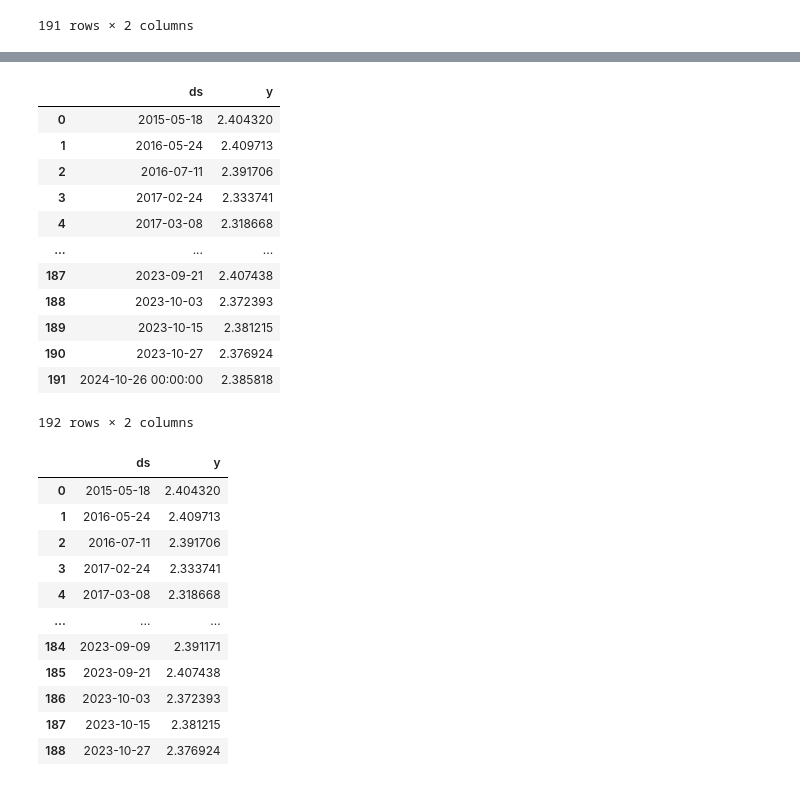
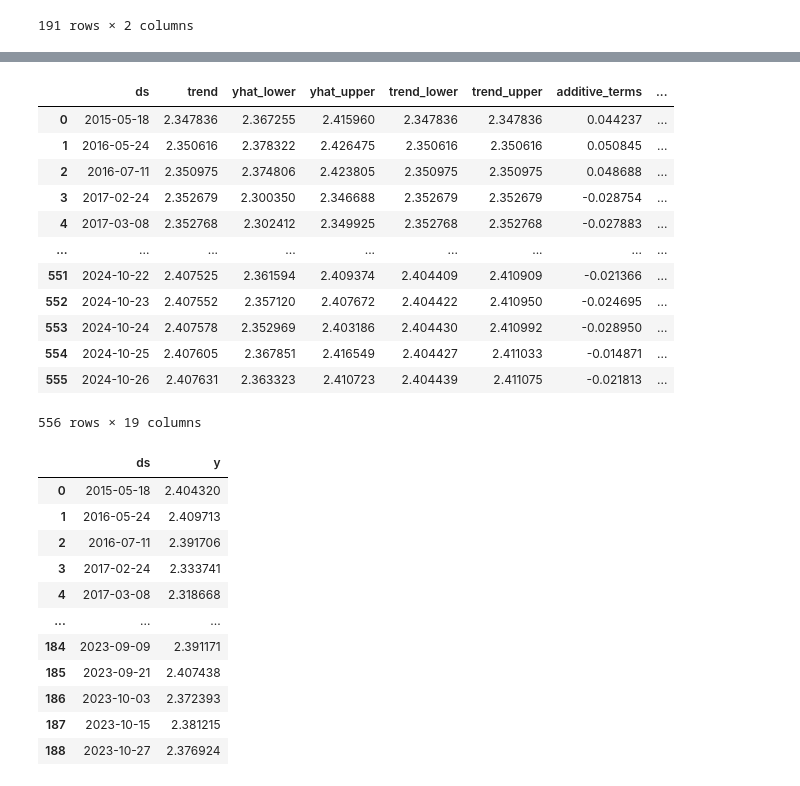
Before and after one commit to Ojung-ii/Bluecarbon-Surveillence-Service-with-Sentinel-Satellite, a Jupyter notebook: study/gunwoda/1108.ipynb, the cells around one changed output, grey strips where cells are left out. Drawn from its saved outputs; the diff is of its cells as text; code cells hidden in the pictures.

```diff
--- a/study/gunwoda/1108.ipynb
+++ b/study/gunwoda/1108.ipynb
@@ -237,20 +138,20 @@ forecast,forecast_df,df,m = prophet_process(df)
 Forecasted mean NDVI for the next period: 2.385817537098299
-# %%
-forecast_df
-# %% [output]
-|  | ds | y |
-| 0 | 2015-05-18 | 2.404320 |
-| 1 | 2016-05-24 | 2.409713 |
-| 2 | 2016-07-11 | 2.391706 |
-| 3 | 2017-02-24 | 2.333741 |
-| 4 | 2017-03-08 | 2.318668 |
-| ... | ... | ... |
-| 187 | 2023-09-21 | 2.407438 |
-| 188 | 2023-10-03 | 2.372393 |
-| 189 | 2023-10-15 | 2.381215 |
-| 190 | 2023-10-27 | 2.376924 |
-| 191 | 2024-10-26 00:00:00 | 2.385818 |
-192 rows × 2 columns
+# %%
+forecast
+# %% [output]
+|  | ds | trend | yhat_lower | yhat_upper | trend_lower | trend_upper | additive_terms | ... |
+| 0 | 2015-05-18 | 2.347836 | 2.367255 | 2.415960 | 2.347836 | 2.347836 | 0.044237 | ... |
+| 1 | 2016-05-24 | 2.350616 | 2.378322 | 2.426475 | 2.350616 | 2.350616 | 0.050845 | ... |
+| 2 | 2016-07-11 | 2.350975 | 2.374806 | 2.423805 | 2.350975 | 2.350975 | 0.048688 | ... |
+| 3 | 2017-02-24 | 2.352679 | 2.300350 | 2.346688 | 2.352679 | 2.352679 | -0.028754 | ... |
+| 4 | 2017-03-08 | 2.352768 | 2.302412 | 2.349925 | 2.352768 | 2.352768 | -0.027883 | ... |
+| ... | ... | ... | ... | ... | ... | ... | ... | ... |
+| 551 | 2024-10-22 | 2.407525 | 2.361594 | 2.409374 | 2.404409 | 2.410909 | -0.021366 | ... |
+| 552 | 2024-10-23 | 2.407552 | 2.357120 | 2.407672 | 2.404422 | 2.410950 | -0.024695 | ... |
+| 553 | 2024-10-24 | 2.407578 | 2.352969 | 2.403186 | 2.404430 | 2.410992 | -0.028950 | ... |
+| 554 | 2024-10-25 | 2.407605 | 2.367851 | 2.416549 | 2.404427 | 2.411033 | -0.014871 | ... |
+| 555 | 2024-10-26 | 2.407631 | 2.363323 | 2.410723 | 2.404439 | 2.411075 | -0.021813 | ... |
+556 rows × 19 columns
 # %%
 df
 # %% [output]
```
Also changed, not shown: parts of 5 cells of this notebook, 5 other files.
